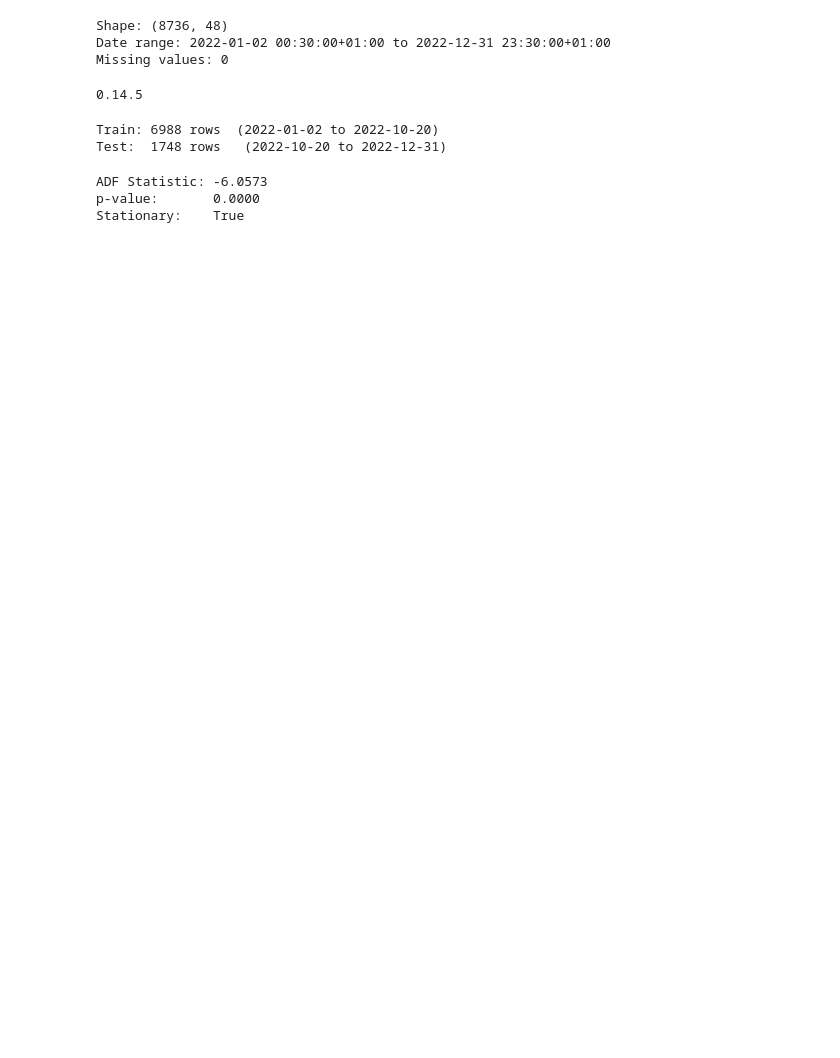
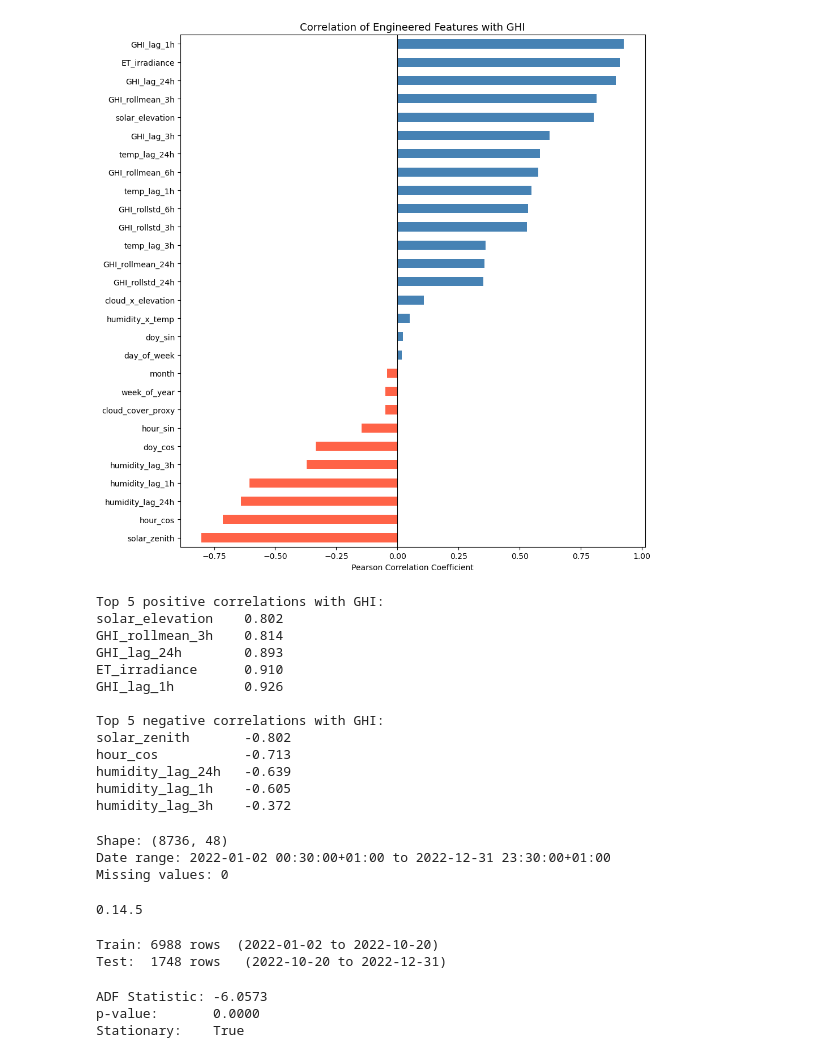
Before and after one commit to Smuthusivam/LEI-Assignment-01_Feb, a Jupyter notebook: Tasks/Tasks_2/Machine Learning Models.ipynb, the cells around one changed output. Drawn from its saved outputs; the diff is of its cells as text; code cells hidden in the pictures; blank space fills up the shorter version.

Commit message:
task-2 complete

```diff
--- a/Tasks/Tasks_2/Machine Learning Models.ipynb
+++ b/Tasks/Tasks_2/Machine Learning Models.ipynb
@@ -11,3 +29,75 @@ df = pd.read_csv('../../outputs/df_engineered.csv',
+# %%
+# Correlation of each engineered feature with GHI only
+cols_engineered = [
+    # Task 1 - Solar geometry (3 features)
+    'solar_zenith',
+    'solar_elevation',
+    'ET_irradiance',
+
+    # Task 2 - Time features (7 features)
+    'hour_sin',
+    'hour_cos',
+    'doy_sin',
+    'doy_cos',
+    'month',
+    'week_of_year',
+    'day_of_week',
+
+    # Task 3 - Lag features (9 features)
+    'GHI_lag_1h',
+    'GHI_lag_3h',
+    'GHI_lag_24h',
+    'temp_lag_1h',
+    'temp_lag_3h',
+    'temp_lag_24h',
+    'humidity_lag_1h',
+    'humidity_lag_3h',
+    'humidity_lag_24h',
+
+    # Task 4 - Rolling stats (6 features)
+    'GHI_rollmean_3h',
+    'GHI_rollmean_6h',
+    'GHI_rollmean_24h',
+    'GHI_rollstd_3h',
+    'GHI_rollstd_6h',
+    'GHI_rollstd_24h',
+
+    # Task 5 - Interactions (3 features)
+    'cloud_cover_proxy',
+    'cloud_x_elevation',
+    'humidity_x_temp'
+]
+corr_with_ghi = df[cols_engineered + ['GHI']].corr()['GHI'].drop('GHI').sort_values()
+
+plt.figure(figsize=(10, 10))
+colors = ['tomato' if x < 0 else 'steelblue' for x in corr_with_ghi.values]
+corr_with_ghi.plot(kind='barh', color=colors)
+plt.axvline(x=0, color='black', linewidth=0.8)
+plt.title('Correlation of Engineered Features with GHI', fontsize=13)
+plt.xlabel('Pearson Correlation Coefficient')
+plt.tight_layout()
+plt.savefig('../../Outputs/correlation_with_ghi.png', bbox_inches='tight', dpi=150)
+plt.show()
+
+print('Top 5 positive correlations with GHI:')
+print(corr_with_ghi.tail(5).round(3).to_string())
+print('\nTop 5 negative correlations with GHI:')
+print(corr_with_ghi.head(5).round(3).to_string())
+# %% [output]
+[figure, added]
+Top 5 positive correlations with GHI:
+solar_elevation    0.802
+GHI_rollmean_3h    0.814
+GHI_lag_24h        0.893
+ET_irradiance      0.910
+GHI_lag_1h         0.926
+
+Top 5 negative correlations with GHI:
+solar_zenith       -0.802
+hour_cos           -0.713
+humidity_lag_24h   -0.639
+humidity_lag_1h    -0.605
+humidity_lag_3h    -0.372
 # %%
 print(f'Shape: {df.shape}')
 print(f'Date range: {df.index.min()} to {df.index.max()}')
```
Also changed, not shown: parts of 13 cells of this notebook, 4 other files.
